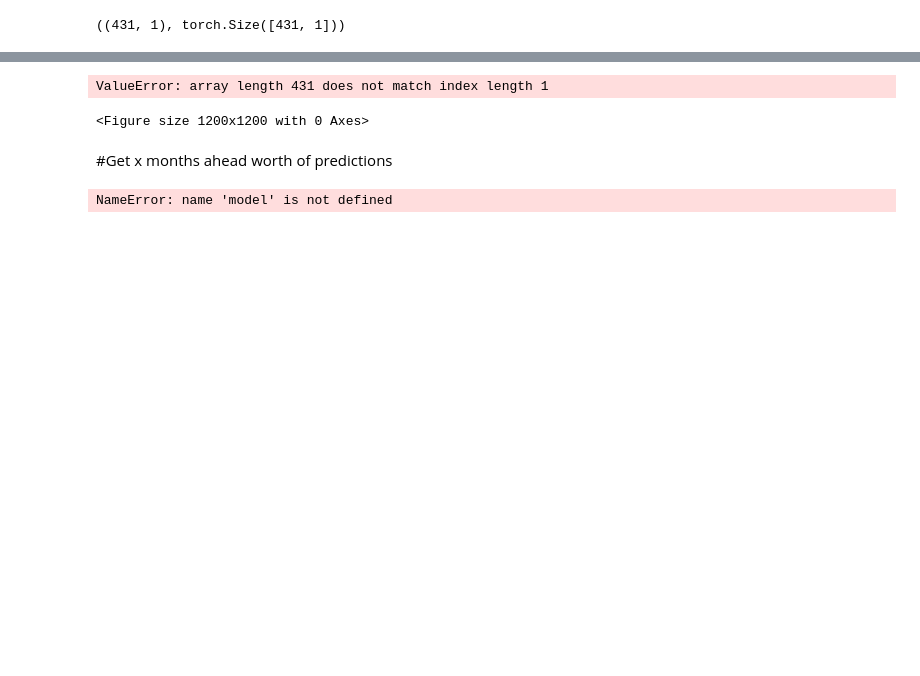
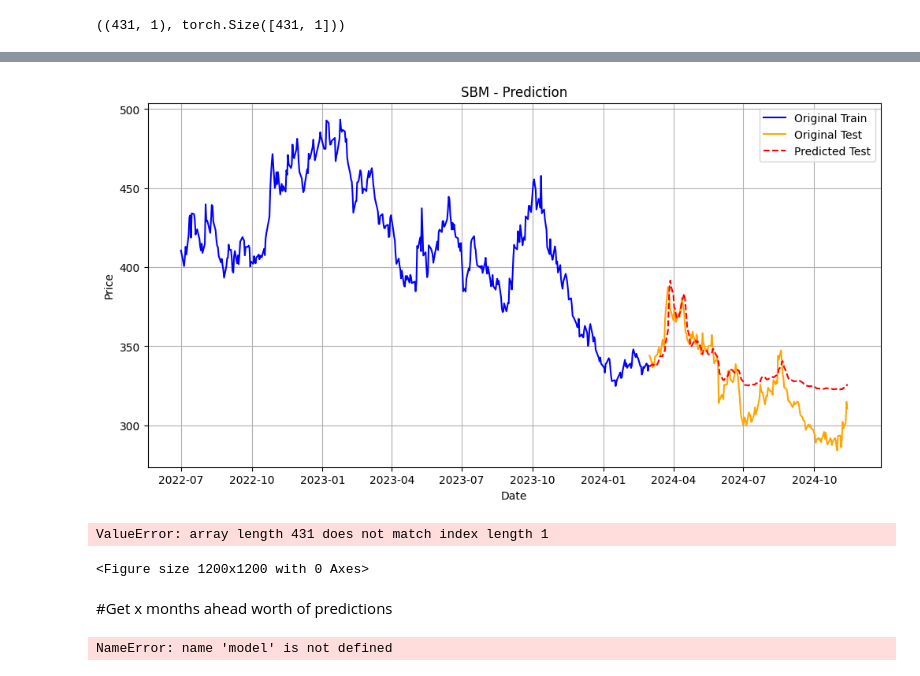
Before and after one commit to suhaodatascichem/Soybean-Meal-price, a Jupyter notebook: Soybean meal.ipynb, the cells around one changed output, grey strips where cells are left out. Saved outputs shown, nothing was run; the diff lists cells and outputs as text; code cells hidden in the pictures; blank space fills up the shorter version.

```diff
--- a/Soybean meal.ipynb
+++ b/Soybean meal.ipynb
@@ -372,6 +379,27 @@ array([479.1868], dtype=float32)
 #original_train = pd.DataFrame(y_train)
 #predict_test = pd.DataFrame(y_test_pred)
 #original_test = pd.DataFrame(y_test)
+# %%
+train_size = len(y_train)
+test_size = len(y_test)
+# Get the date ranges
+train_dates = df['Date'][:431]
+test_dates = df['Date'][train_size:train_size + test_size]
+
+# Plot
+plt.figure(figsize=(12, 6))
+plt.plot(train_dates, y_train, label='Original Train', color = 'blue')
+plt.plot(test_dates, y_test, label='Original Test', color = 'orange')
+plt.plot(test_dates, y_test_pred, label='Predicted Test', linestyle='--', color = 'Red')
+
+plt.xlabel('Date')
+plt.ylabel('Price')
+plt.title('SBM - Prediction')
+plt.legend()
+plt.grid(True)
+plt.show()
+# %% [output]
+[figure, added]
 # %%
 train_size = len(original_train)
 
```
Also changed, not shown: parts of 10 cells of this notebook.
